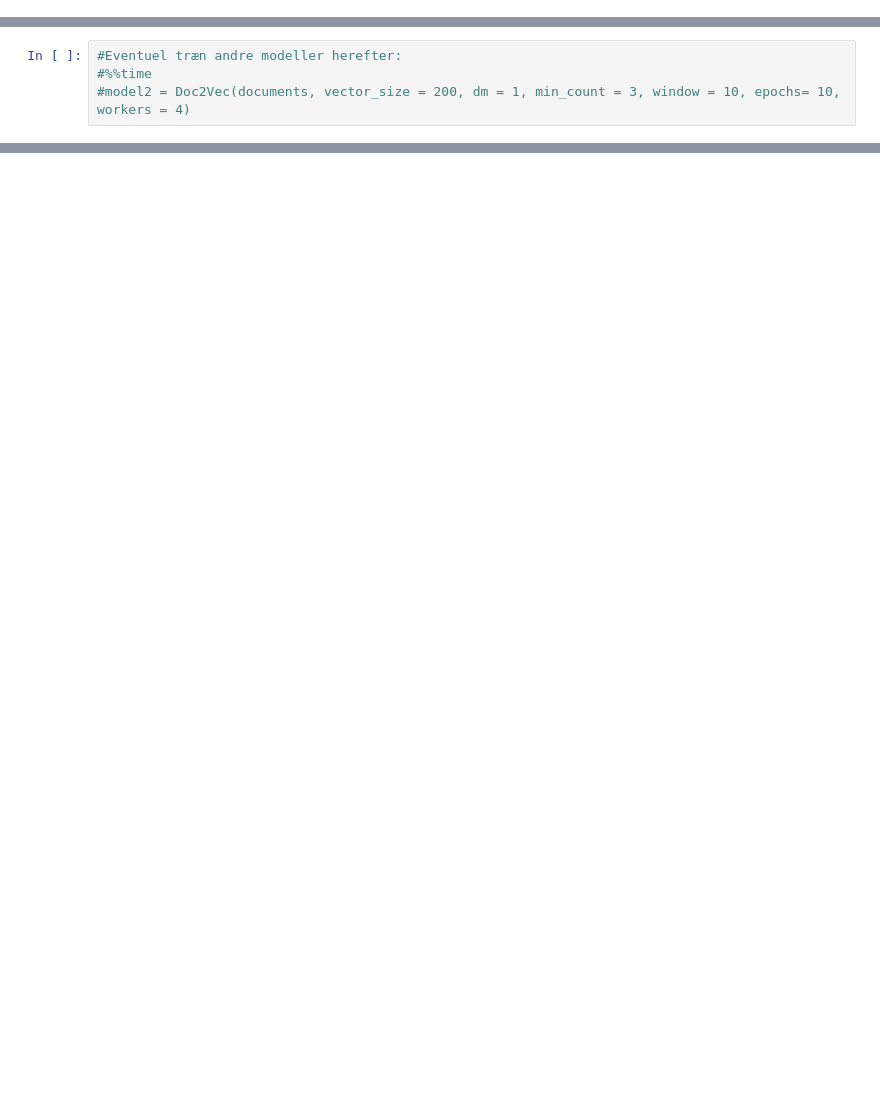
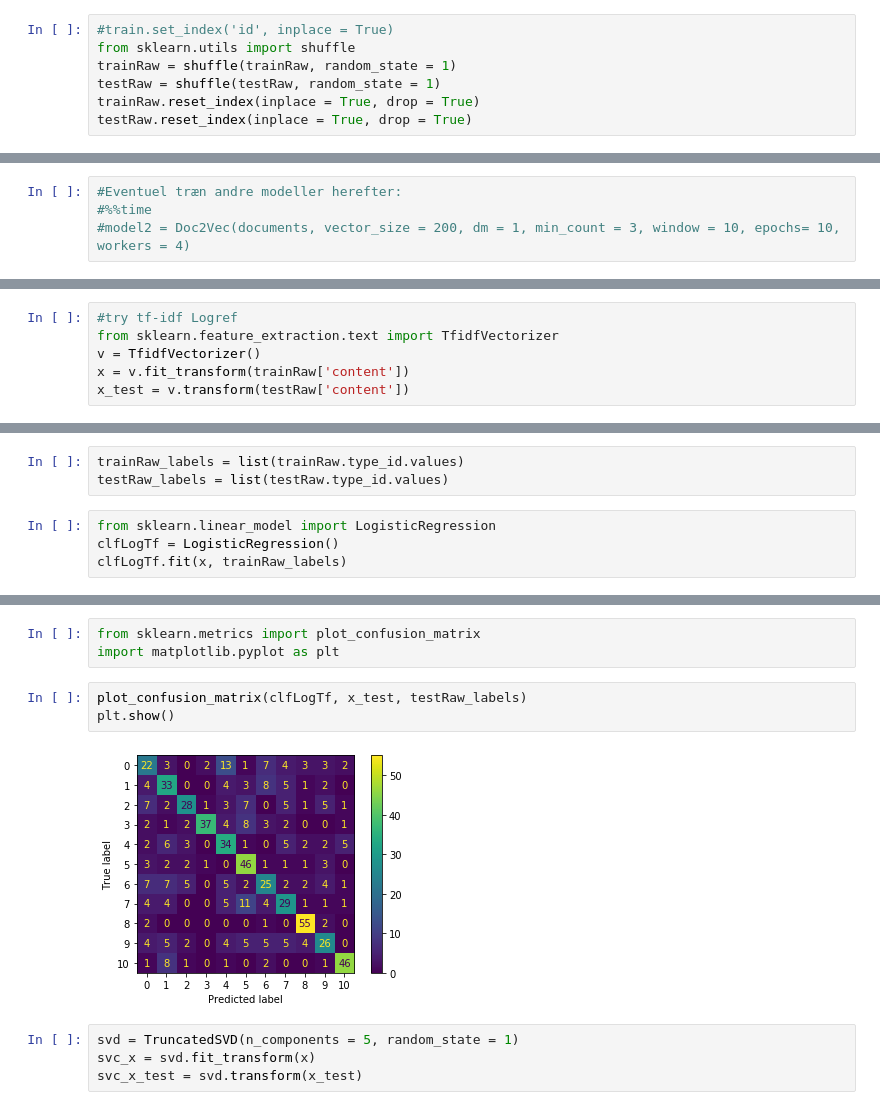
Before and after one commit to SystemOut1324/Datascience_Final_Project, a Jupyter notebook: Appendix/Manual/Setup_pred_Nikolaj.ipynb, the cells around one changed output, grey strips where cells are left out. Saved outputs shown, nothing was run; the diff lists cells and outputs as text; blank space fills up the shorter version.

```diff
--- a/Appendix/Manual/Setup_pred_Nikolaj.ipynb
+++ b/Appendix/Manual/Setup_pred_Nikolaj.ipynb
@@ -258,0 +263,7 @@ documents = [TaggedDocument(contTok, [i]) for i, contTok in enumerate(contTok)]
+# %%
+#train.set_index('id', inplace = True)
+from sklearn.utils import shuffle
+trainRaw = shuffle(trainRaw, random_state = 1)
+testRaw = shuffle(testRaw, random_state = 1)
+trainRaw.reset_index(inplace = True, drop = True)
+testRaw.reset_index(inplace = True, drop = True)
@@ -772,0 +699,6 @@ Epoch 15/15
+# %%
+#try tf-idf Logref
+from sklearn.feature_extraction.text import TfidfVectorizer
+v = TfidfVectorizer()
+x = v.fit_transform(trainRaw['content'])
+x_test = v.transform(testRaw['content'])
@@ -772,0 +709,7 @@ Epoch 15/15
+# %%
+trainRaw_labels = list(trainRaw.type_id.values)
+testRaw_labels = list(testRaw.type_id.values)
+# %%
+from sklearn.linear_model import LogisticRegression
+clfLogTf = LogisticRegression()
+clfLogTf.fit(x, trainRaw_labels)
@@ -772,0 +761,12 @@ Epoch 15/15
+# %%
+from sklearn.metrics import plot_confusion_matrix
+import matplotlib.pyplot as plt
+# %%
+plot_confusion_matrix(clfLogTf, x_test, testRaw_labels)
+plt.show()
+# %% [output]
+[figure, added]
+# %%
+svd = TruncatedSVD(n_components = 5, random_state = 1)
+svc_x = svd.fit_transform(x)
+svc_x_test = svd.transform(x_test)
```
Also changed, not shown: parts of 155 cells of this notebook.
